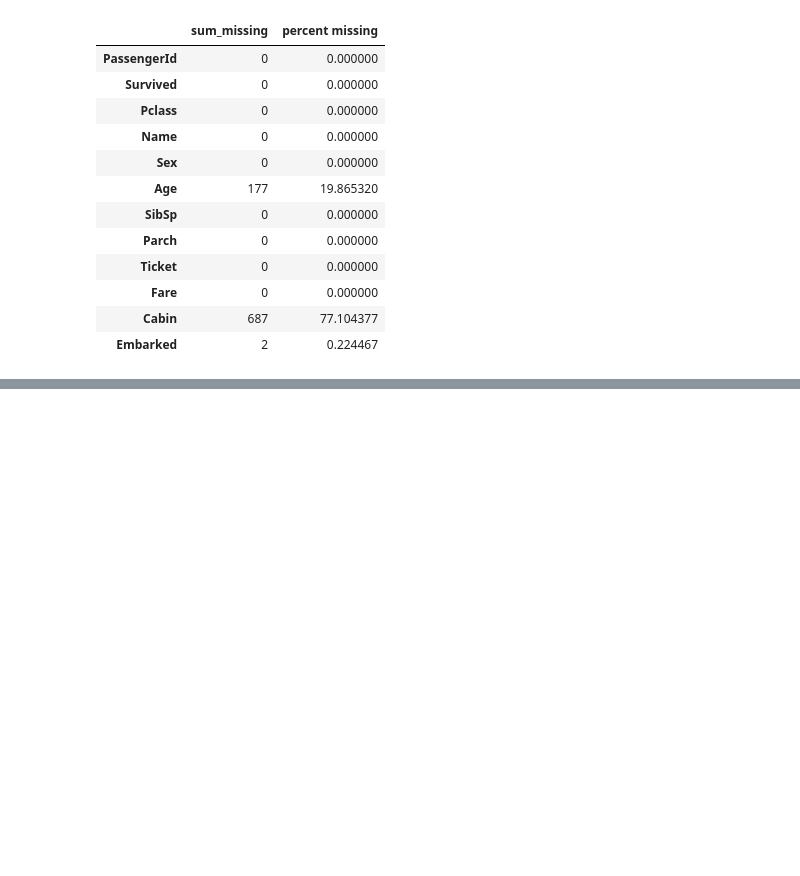
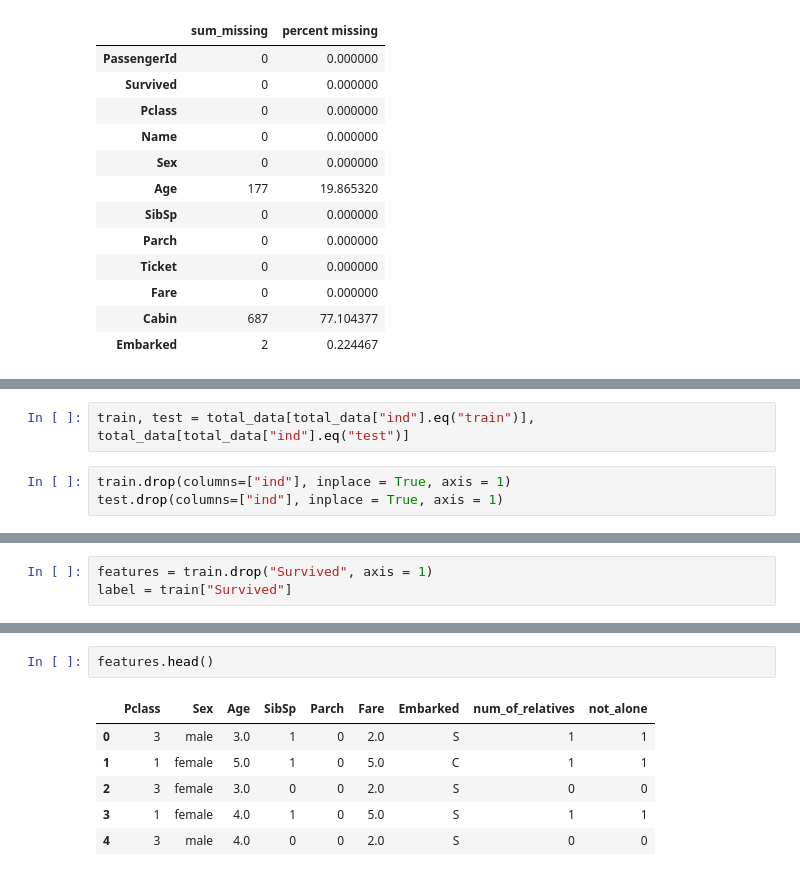
Before and after one commit to Evans-colon/titanic, a Jupyter notebook: titanic_model.ipynb, the cells around one changed output, grey strips where cells are left out. Drawn from its saved outputs; the diff is of its cells as text; blank space fills up the shorter version.

```diff
--- a/titanic_model.ipynb
+++ b/titanic_model.ipynb
@@ -123,0 +118,5 @@ ValueError: y should be a 1d array, got an array of shape (268, 8) instead.
+# %%
+train, test = total_data[total_data["ind"].eq("train")], total_data[total_data["ind"].eq("test")]
+# %%
+train.drop(columns=["ind"], inplace = True, axis = 1)
+test.drop(columns=["ind"], inplace = True, axis = 1)
@@ -123,0 +132,3 @@ ValueError: y should be a 1d array, got an array of shape (268, 8) instead.
+# %%
+features = train.drop("Survived", axis = 1)
+label = train["Survived"]
@@ -123,0 +161,9 @@ ValueError: y should be a 1d array, got an array of shape (268, 8) instead.
+# %%
+features.head()
+# %% [output]
+|  | Pclass | Sex | Age | SibSp | Parch | Fare | Embarked | num_of_relatives | not_alone |
+| 0 | 3 | male | 3.0 | 1 | 0 | 2.0 | S | 1 | 1 |
+| 1 | 1 | female | 5.0 | 1 | 0 | 5.0 | C | 1 | 1 |
+| 2 | 3 | female | 3.0 | 0 | 0 | 2.0 | S | 0 | 0 |
+| 3 | 1 | female | 4.0 | 1 | 0 | 5.0 | S | 1 | 1 |
+| 4 | 3 | male | 4.0 | 0 | 0 | 2.0 | S | 0 | 0 |
```
Also changed, not shown: parts of 46 cells of this notebook, 4 other files.
